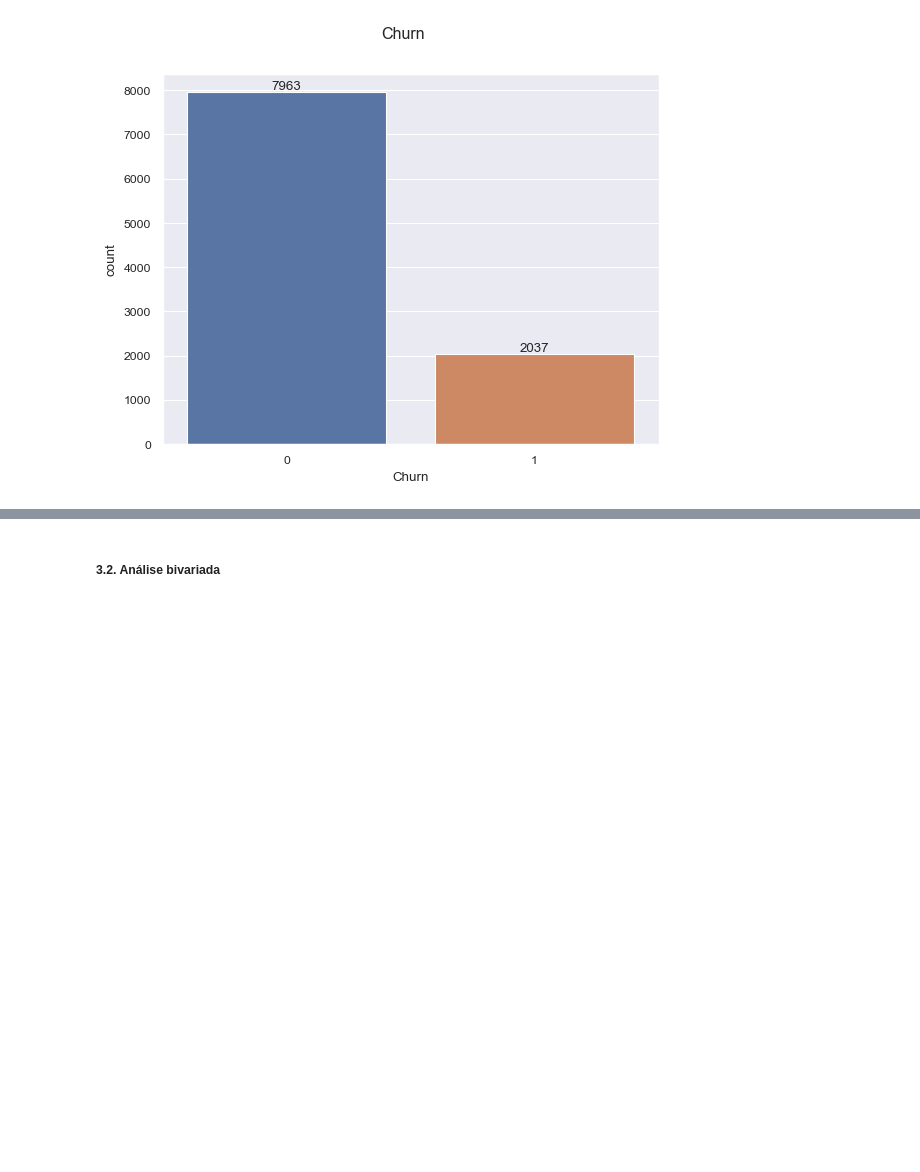
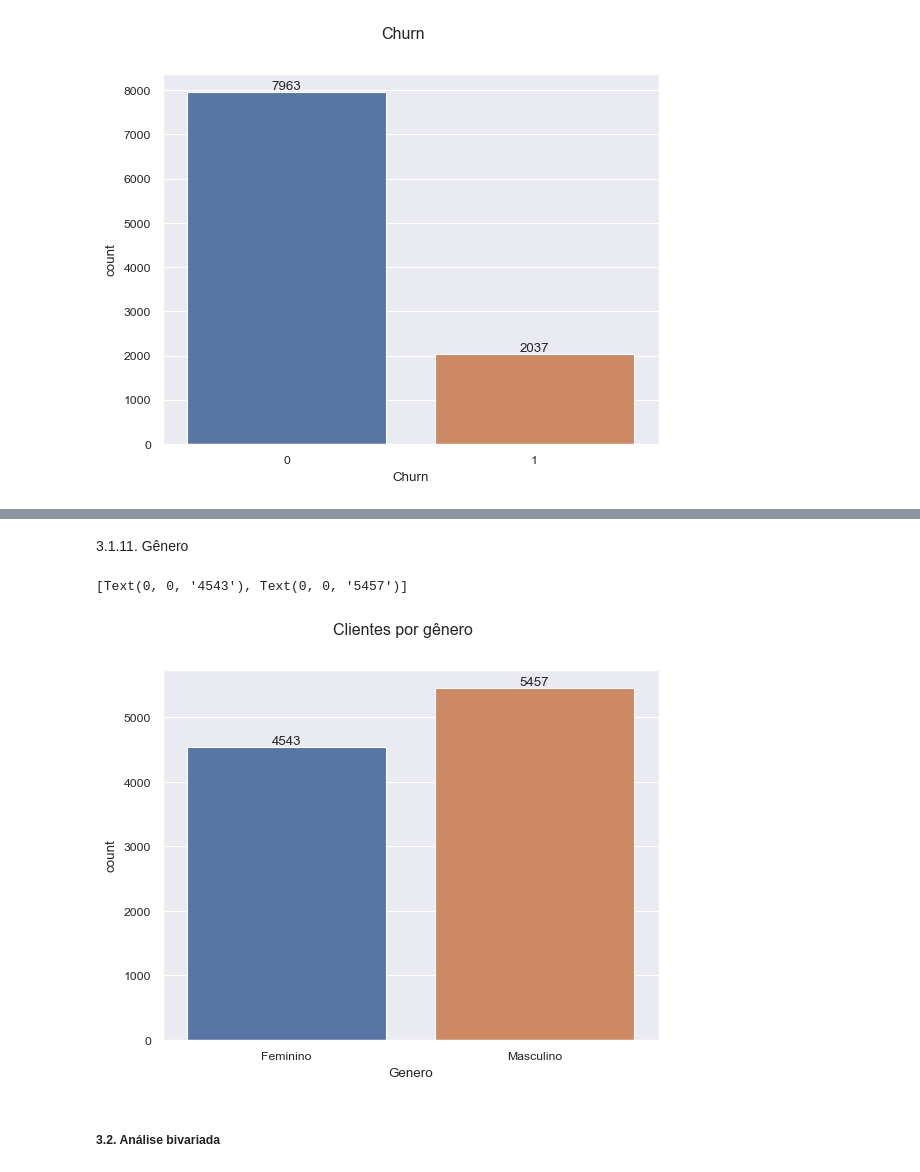
Before and after one commit to willyferreira/bank_churn, a Jupyter notebook: churn.ipynb, the cells around one changed output, grey strips where cells are left out. Drawn from its saved outputs; the diff is of its cells as text; code cells hidden in the pictures; blank space fills up the shorter version.

```diff
--- a/churn.ipynb
+++ b/churn.ipynb
@@ -308,3 +343,14 @@ ax.bar_label(ax.containers[0])
+# %% [markdown]
+3.1.11. Gênero
+# %%
+#Título da imagem
+plt.suptitle('Clientes por gênero')
+ax = sns.countplot(data = df, x = df['Genero'])
+#Inclusão dos rótulos
+ax.bar_label(ax.containers[0])
+# %% [output]
+[Text(0, 0, '4543'), Text(0, 0, '5457')]
+[figure, added]
 # %% [markdown]
 <h5>3.2. Análise bivariada</h5>
 # %% [markdown]
```
Also changed, not shown: parts of 10 cells of this notebook, 1 other file.
